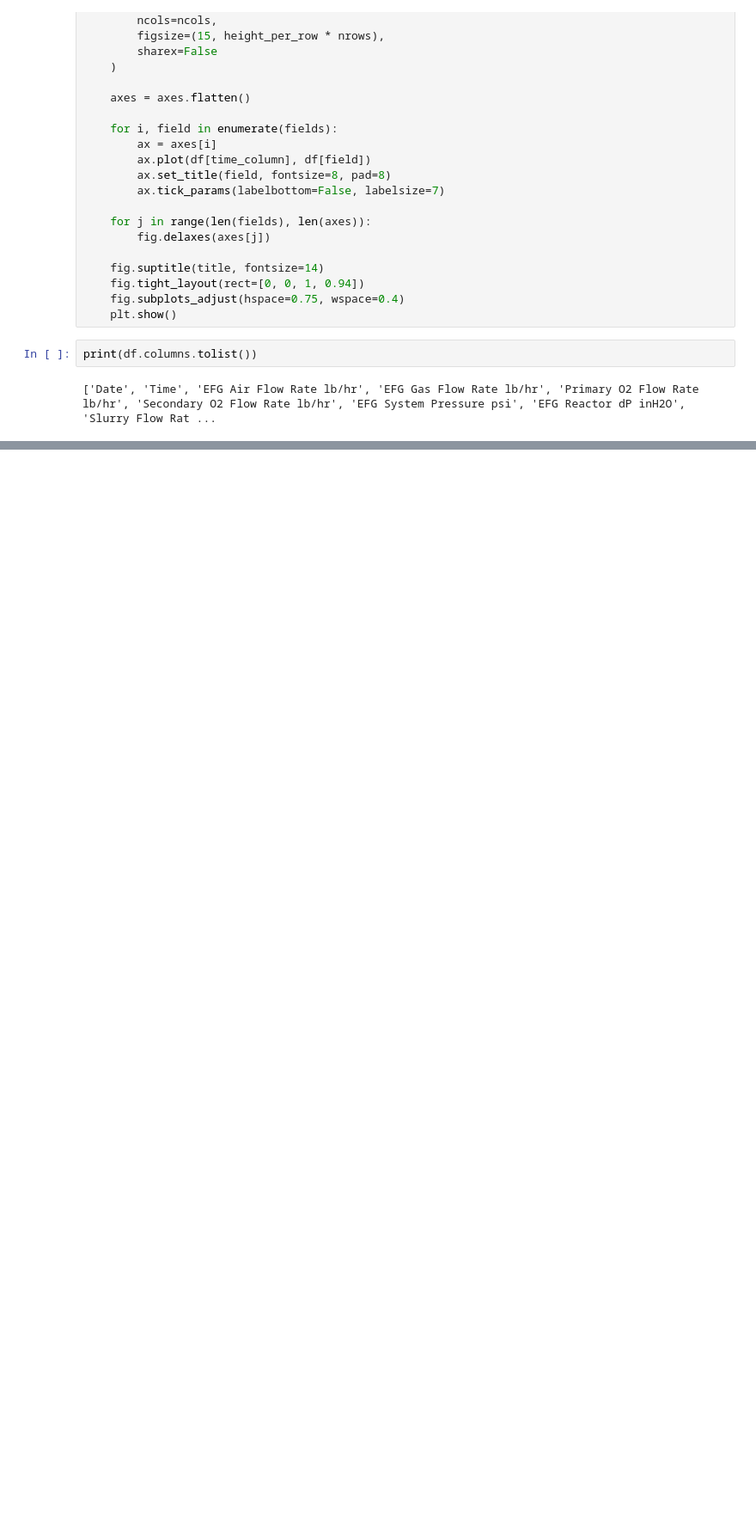
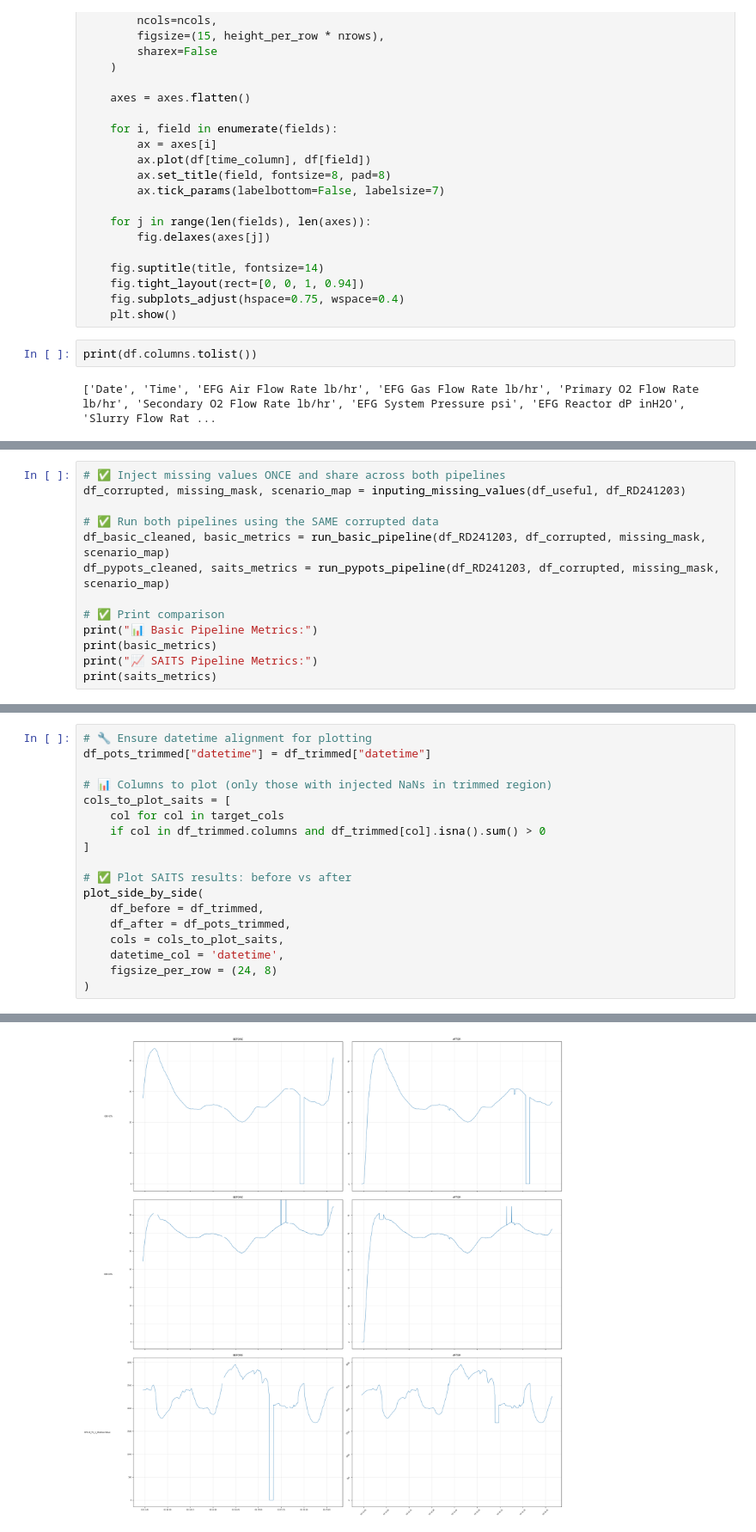
Before and after one commit to toddclark000/Dule_Gasifier_ML, a Jupyter notebook: entire_pipeline.ipynb, the cells around one changed output, grey strips where cells are left out. Shown at 86% size. Drawn from its saved outputs; the diff is of its cells as text; blank space fills up the shorter version.

Commit message:
tested the pipeline and it runs without errors. officially crshing out

```diff
--- a/entire_pipeline.ipynb
+++ b/entire_pipeline.ipynb
@@ -1220,0 +1181,13 @@ plot_all_fields(
+# %%
+# ✅ Inject missing values ONCE and share across both pipelines
+df_corrupted, missing_mask, scenario_map = inputing_missing_values(df_useful, df_RD241203)
+
+# ✅ Run both pipelines using the SAME corrupted data
+df_basic_cleaned, basic_metrics = run_basic_pipeline(df_RD241203, df_corrupted, missing_mask, scenario_map)
+df_pypots_cleaned, saits_metrics = run_pypots_pipeline(df_RD241203, df_corrupted, missing_mask, scenario_map)
+
+# ✅ Print comparison
+print("📊 Basic Pipeline Metrics:")
+print(basic_metrics)
+print("📈 SAITS Pipeline Metrics:")
+print(saits_metrics)
@@ -1220,0 +1319,19 @@ plot_all_fields(
+# %%
+# 🔧 Ensure datetime alignment for plotting
+df_pots_trimmed["datetime"] = df_trimmed["datetime"]
+
+# 📊 Columns to plot (only those with injected NaNs in trimmed region)
+cols_to_plot_saits = [
+    col for col in target_cols
+    if col in df_trimmed.columns and df_trimmed[col].isna().sum() > 0
+]
+
+# ✅ Plot SAITS results: before vs after
+plot_side_by_side(
+    df_before = df_trimmed,
+    df_after = df_pots_trimmed,
+    cols = cols_to_plot_saits,
+    datetime_col = 'datetime',
+    figsize_per_row = (24, 8)
+)
+# %% [output]
@@ -1220,0 +1339 @@ plot_all_fields(
+[figure, added]
```
Also changed, not shown: parts of 35 cells of this notebook, 1 other file.
